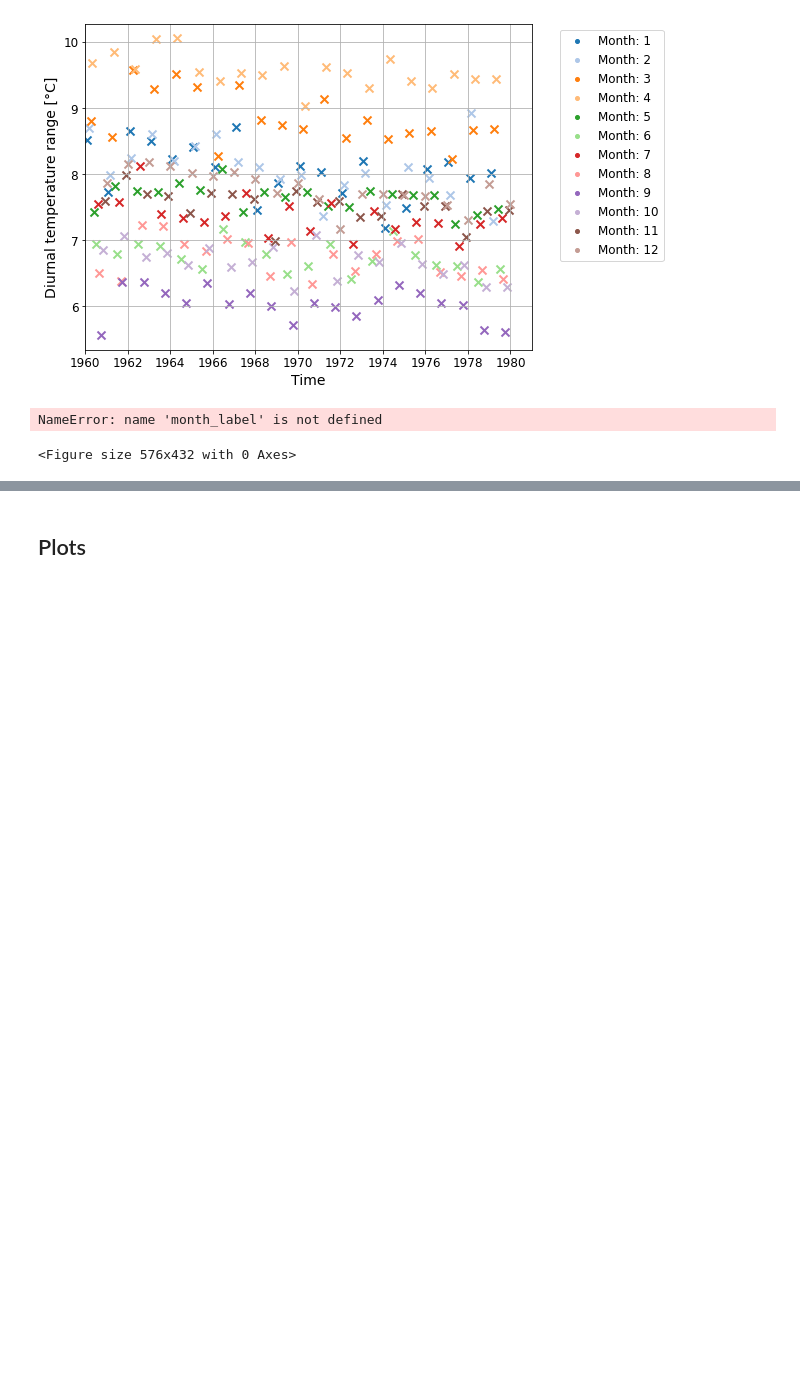
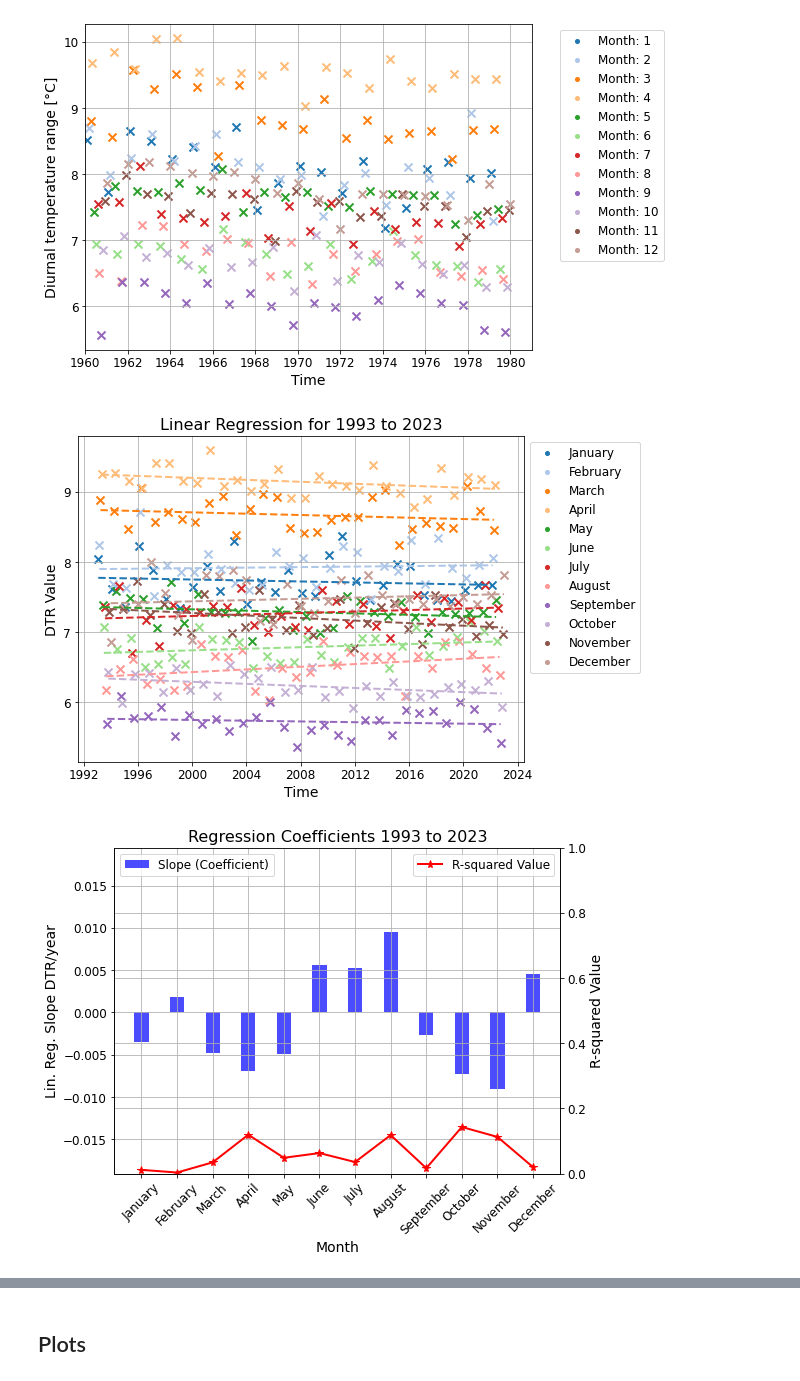
Before and after one commit to LeoausderDose/Praktikum_AWI, a Jupyter notebook: DNT_Final_stripped.ipynb, the cells around one changed output, grey strips where cells are left out. Drawn from its saved outputs; the diff is of its cells as text; code cells hidden in the pictures; blank space fills up the shorter version.

```diff
--- a/DNT_Final_stripped.ipynb
+++ b/DNT_Final_stripped.ipynb
@@ -162,3 +162,7 @@ def temperature_diff_selection(grad_min, grad_max):
+# %%
+month_label = ["January", "February", "March", "April", "May", "June", "July", "August", "September", "October", "November", "December"]
+
+legend_colors = plt.cm.tab20(range(12))
 # %% [markdown]
 ## Speicherorte verwalten
 # %% [markdown]
@@ -514,19 +523,14 @@ plt.show()
 # %% [output]
 [figure]
 # %%
-import numpy as np
-import matplotlib.pyplot as plt
-import pandas as pd
-
-plt.clf()
 # Create lists to store regression coefficients and R-squared values
 regression_coeffs = []
 r_squared_values = []
 
-startdate = pd.to_datetime('2000-01-01')
-enddate = pd.to_datetime('2020-01-01')
+startdate = pd.to_datetime('1993-01-01')
+enddate = pd.to_datetime('2023-01-01')
 
-for i in range(1, 13):
+for i in range(1,13):
     color = legend_colors[i - 1]
     # Filter the data for the specified date range (1960-01-01 to 1980-12-31)
     mask = (monthly_mean_DTR_dict[i]['time'] >= startdate) & (monthly_mean_DTR_dict[i]['time'] <= enddate)
@@ -560,7 +564,7 @@ for i in range(1, 13):
 plt.legend(handles=legend_handles, labels=month_label, loc='upper left', bbox_to_anchor=(1, 1))
 plt.xlabel('Time')
 plt.ylabel('DTR Value')
-plt.title('Linear Regression for Monthly DTR Data')
+plt.title('Linear Regression for ' + str(startdate.year) +' to ' + str(enddate.year))
 plt.show()
 
 
@@ -573,38 +577,38 @@ plt.show()
 #     print(f'  R-squared Value: {r_squared_values[i]}')
 
 slopes = [slope for slope, _ in regression_coeffs]
 r_squared_values = np.array(r_squared_values)  # Convert to numpy array for easier manipulation
 
 # Create a figure and a set of subplots
 fig, ax1 = plt.subplots()
 
 # Create x-values for the bars
 x = np.arange(len(slopes))
 
 # Plot the slopes as bars on the primary y-axis
 ax1.bar(x, slopes, width=0.4, color='b', alpha=0.7, label='Slope (Coefficient)')
 ax1.set_xlabel('Month')
-ax1.set_ylabel('Slope (Coefficient)')
-ax1.set_ylim(min(slopes) - 0.1, max(slopes) + 0.1)
+ax1.set_ylabel('Lin. Reg. Slope DTR/year')
+ax1.set_ylim(min(slopes) - 0.01, max(slopes) + 0.01)
 
 # Rotate the x-axis tick labels
 ax1.set_xticks(x)
 ax1.set_xticklabels([month_label[i] for i in range(len(slopes))], rotation=45)  # Rotate the labels here
 ax1.legend(loc='upper left')
 
 # Create a secondary y-axis for R-squared values on the right
 ax2 = ax1.twinx()
 ax2.plot(x, r_squared_values, 'r*-', label='R-squared Value')
 ax2.set_ylabel('R-squared Value')
 ax2.set_ylim(0, 1)
 ax2.legend(loc='upper right')
 
 # Show the plot
-plt.title('Regression Coefficients and R-squared Values')
+plt.title('Regression Coefficients ' + str(startdate.year) +' to ' + str(enddate.year))
 plt.show()
 # %% [output]
-NameError: name 'month_label' is not defined
-<Figure size 576x432 with 0 Axes>
+[figure, added]
+[figure, added]
 # %%
 
 
```
Also changed, not shown: parts of 25 cells of this notebook.
